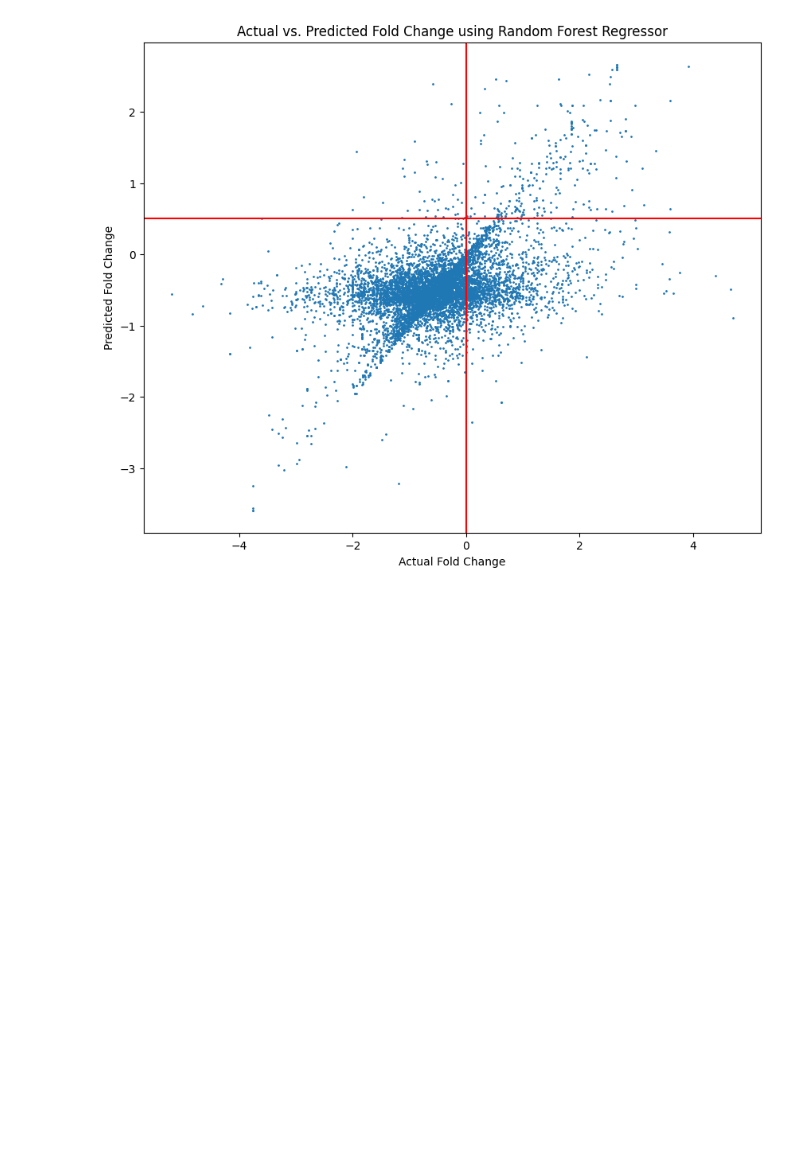
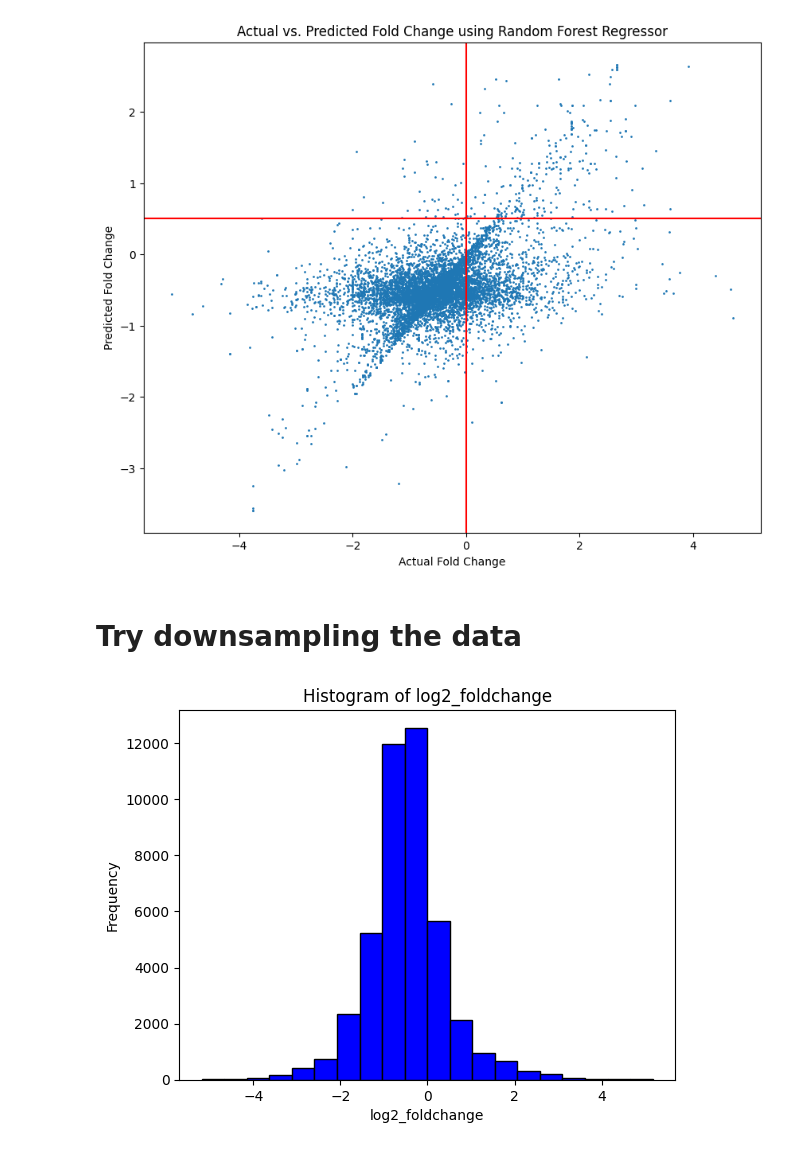
Before and after one commit to vratins/PromoterStrength, a Jupyter notebook: Final Code/Regression/regressionModel.ipynb, the cells around one changed output. Cells and saved outputs as stored; diff of their text form; code cells hidden in the pictures; blank space fills up the shorter version.

```diff
--- a/Final Code/Regression/regressionModel.ipynb
+++ b/Final Code/Regression/regressionModel.ipynb
@@ -24,7 +25,7 @@ embeddings = np.load('../all_embeddings.npy')
 # %% [markdown]
 ## With Training Data
 # %%
-train_data = pd.read_csv('../train_data.csv')
+train_data = pd.read_csv('train_data.csv')
 features = train_data.iloc[:, 2:]
 log_foldChange = train_data["log2_foldchange"]
 # %%
@@ -181,3 +182,14 @@ Recall: 0.4004474272930649
 Specificity: 0.9359631147540983
 Sensitivity: 0.4004474272930649
 [figure]
+# %% [markdown]
+# Try downsampling the data
+# %%
+# Plot histogram
+plt.hist(train_data['log2_foldchange'], bins=20, color='blue', edgecolor='black')
+plt.title('Histogram of log2_foldchange')
+plt.xlabel('log2_foldchange')
+plt.ylabel('Frequency')
+plt.show()
+# %% [output]
+[figure, added]
```
Also changed, not shown: parts of 15 cells of this notebook.
